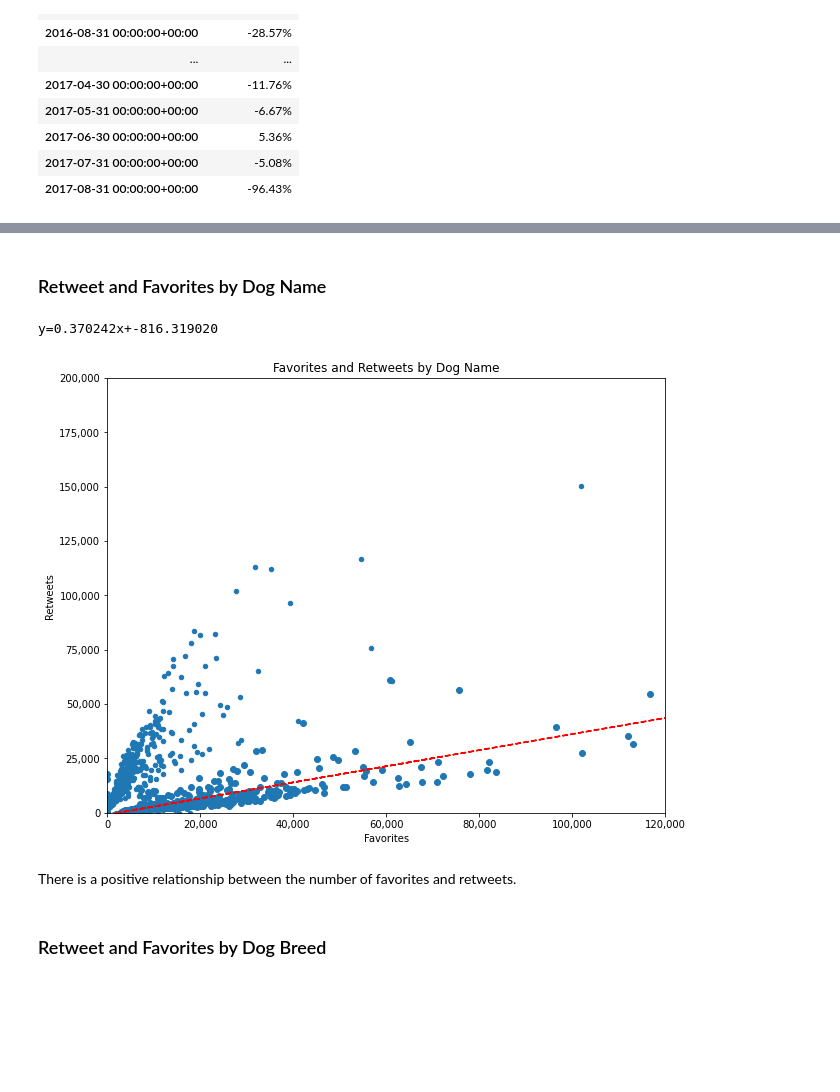
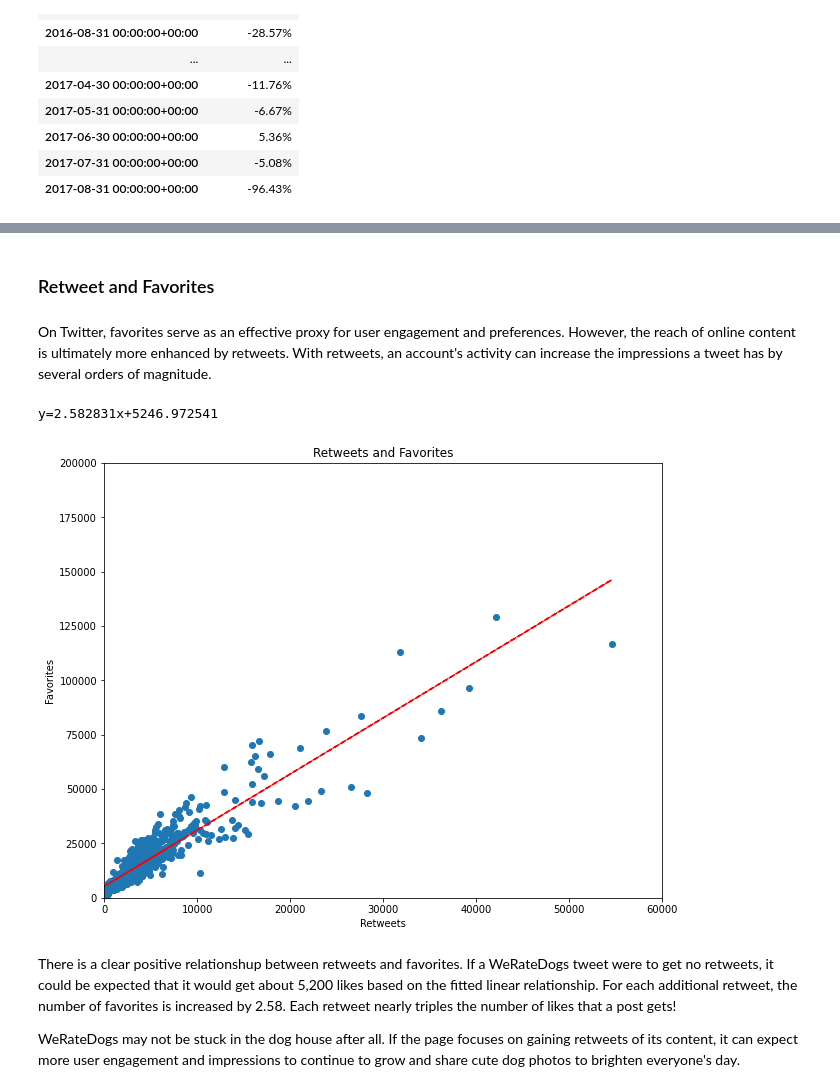
Before and after one commit to ben-sandham/udacity_wrangle_analyze_data, a Jupyter notebook: act_report.ipynb, the cells around one changed output, grey strips where cells are left out. Cells and saved outputs as stored; diff of their text form; code cells hidden in the pictures; blank space fills up the shorter version.

```diff
--- a/act_report.ipynb
+++ b/act_report.ipynb
@@ -452,41 +101,39 @@ Over the course of the period, the tweet count declined significantly, this will
 # %% [markdown]
-### Retweet and Favorites by Dog Name
+### Retweet and Favorites
+# %% [markdown]
+On Twitter, favorites serve as an effective proxy for user engagement and preferences. However, the reach of online content is ultimately more enhanced by retweets. With retweets, an account's activity can increase the impressions a tweet has by several orders of magnitude.
 # %%
 # Groupby name and select records with RTs and favorite count information
-popular_names = df[df[['retweet_count','favorite_count']].isna().any(1) == False] # select records where RTs and favorites not empty
-popular_names = popular_names.groupby('name')[['retweet_count','favorite_count']].sum() # group by name
-popular_names = popular_names.drop('NONE') # remove records with no dog name
-# popular_names.sort_values(['retweet_count','favorite_count'], inplace=True, ascending=False) # sort values
-# popular_names = popular_names.iloc[:20,:]
-# popular_names
+RT_Fav = df[df[['retweet_count','favorite_count']].isna().any(1) == False] # select records where RTs and favorites not empty
+RT_Fav = RT_Fav[RT_Fav['favorite_count'] != 0] # remove retweets only
 # %%
-ax = popular_names.plot.scatter(x='retweet_count',
+ax = RT_Fav.plot.scatter(x='retweet_count',
                                 y='favorite_count',
-                                title='Favorites and Retweets by Dog Name',
-                                xlabel='Favorites',
-                                ylabel='Retweets',
-                                xlim=(0,120000),
+                                title='Retweets and Favorites',
+                                xlabel='Retweets',
+                                ylabel='Favorites',
+                                xlim=(0,60000),
                                ylim=(0,200000),
                                figsize=(10,8))
 
 ax.ticklabel_format(style='plain') # change scientific formatting to plain
-ax.get_yaxis().set_major_formatter(mpl.ticker.StrMethodFormatter('{x:,.0f}')) # format y-axis labels
-ax.get_xaxis().set_major_formatter(mpl.ticker.StrMethodFormatter('{x:,.0f}')) # format x-axis labels
+# ax.get_yaxis().set_major_formatter(mpl.ticker.StrMethodFormatter('{x:,.0f}')) # format y-axis labels
+# ax.get_xaxis().set_major_formatter(mpl.ticker.StrMethodFormatter('{x:,.0f}')) # format x-axis labels
 
-RTs = popular_names['retweet_count']
-fav = popular_names['favorite_count']
-plt.plot(fav,RTs,'o')
+RTs = RT_Fav['retweet_count']
+fav = RT_Fav['favorite_count']
+plt.plot(RTs,fav,'o')
 
 # calc the trendline
-z = numpy.polyfit(fav, RTs, 1)
+z = numpy.polyfit(RTs, fav, 1)
 p = numpy.poly1d(z)
-plt.plot(fav,p(fav),"r--")
+plt.plot(RTs,p(RTs),"r--")
 # the line equation:
 print("y={:.6f}x+{:.6f}".format(z[0],z[1]))
 # %% [output]
-y=0.370242x+-816.319020
+y=2.582831x+5246.972541
-[figure, old version]
+[figure, new version]
-# %% [markdown]
-There is a positive relationship between the number of favorites and retweets.
-# %% [markdown]
-### Retweet and Favorites by Dog Breed
+# %% [markdown]
+There is a clear positive relationshup between retweets and favorites. If a WeRateDogs tweet were to get no retweets, it could be expected that it would get about 5,200 likes based on the fitted linear relationship. For each additional retweet, the number of favorites is increased by 2.58. Each retweet nearly triples the number of likes that a post gets!
+
+WeRateDogs may not be stuck in the dog house after all. If the page focuses on gaining retweets of its content, it can expect more user engagement and impressions to continue to grow and share cute dog photos to brighten everyone's day.
```
Also changed, not shown: parts of 65 cells of this notebook, 4 other files.
